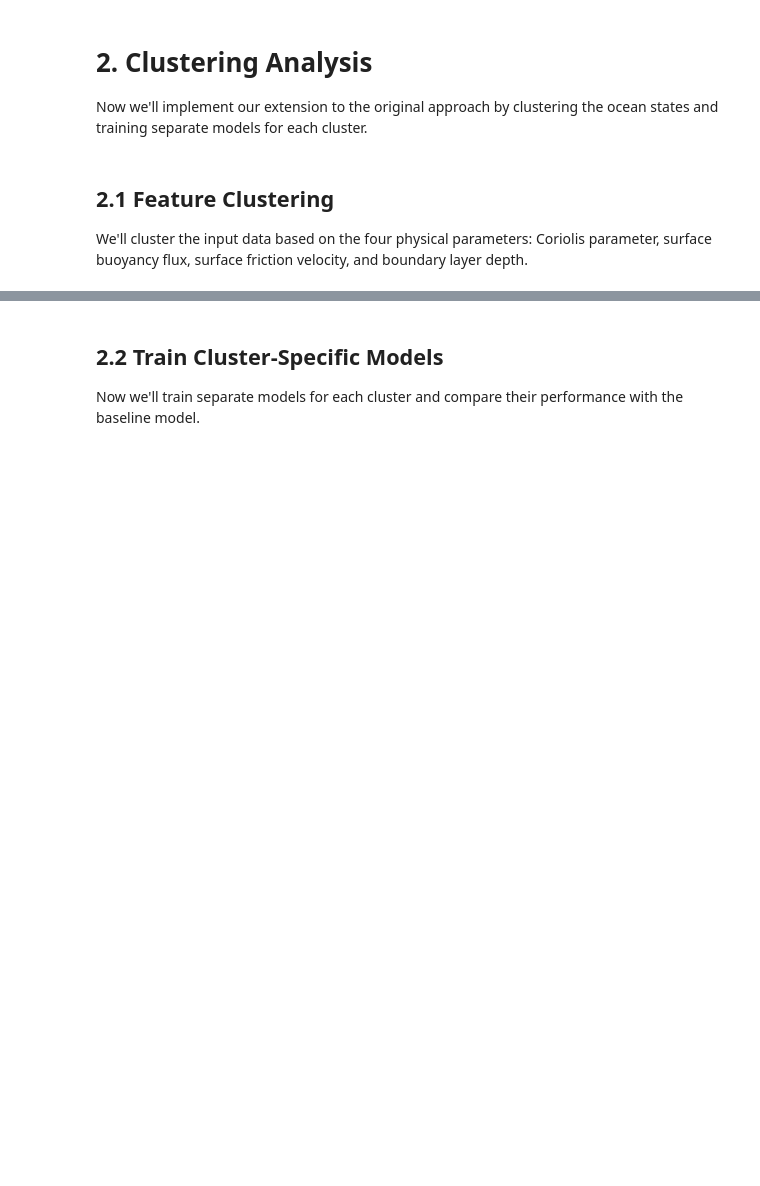
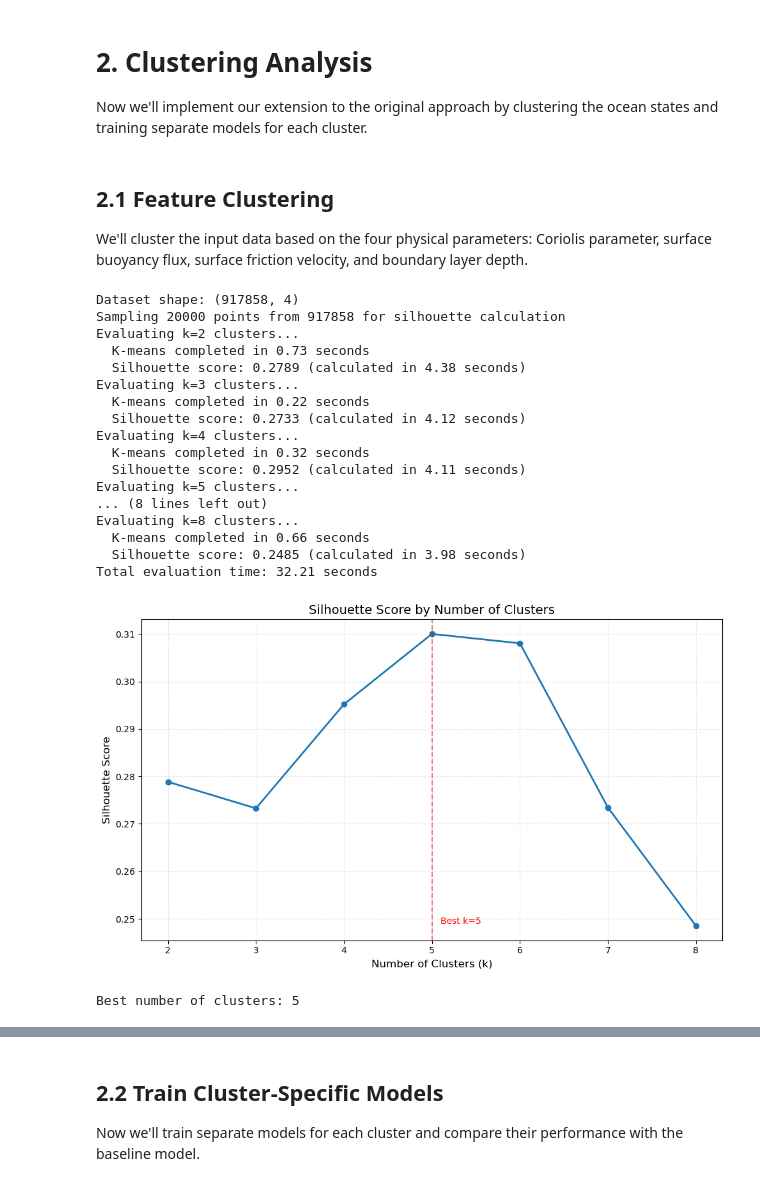
Before and after one commit to leap-stc/LEAPCourse-Climate-Pred-Challenges, a Jupyter notebook: Project-StarterCodes/Project2-Parameterization/notebooks/oceanmixing_group5.ipynb, the cells around one changed output, grey strips where cells are left out. Cells and saved outputs as stored; diff of their text form; code cells hidden in the pictures; blank space fills up the shorter version.

```diff
--- a/Project-StarterCodes/Project2-Parameterization/notebooks/oceanmixing_group5.ipynb
+++ b/Project-StarterCodes/Project2-Parameterization/notebooks/oceanmixing_group5.ipynb
@@ -471,19 +472,39 @@ def evaluate_clusters(features, max_clusters=10, sample_size=10000, timeout_seco
 # %%
 # Get original (non-normalized) input features for clustering
 original_features = data_load_main[:, :4].astype(np.float64)
 
 # Option 1: Use a fixed number of clusters (faster, recommended for start)
-n_clusters = 4
-print(f"Using a fixed number of clusters: {n_clusters}")
+# n_clusters = 4
+# print(f"Using a fixed number of clusters: {n_clusters}")
 
 # Option 2: Uncomment to evaluate different cluster numbers
-# Use a small sample (5000) and set a reasonable timeout (60 seconds)
-# n_clusters = evaluate_clusters(
-#     original_features,
-#     max_clusters=8,
-#     sample_size=5000,  # Only use 5000 samples for evaluation
-#     timeout_seconds=60  # Stop after 60 seconds
-# )
+# Use a small sample (20000) and set a reasonable timeout (120 seconds)
+n_clusters = evaluate_clusters(
+    original_features,
+    max_clusters=8,
+    sample_size=20000,  # Only use 5000 samples for evaluation
+    timeout_seconds=120  # Stop after 60 seconds
+)
+# %% [output]
+Dataset shape: (917858, 4)
+Sampling 20000 points from 917858 for silhouette calculation
+Evaluating k=2 clusters...
+  K-means completed in 0.73 seconds
+  Silhouette score: 0.2789 (calculated in 4.38 seconds)
+Evaluating k=3 clusters...
+  K-means completed in 0.22 seconds
+  Silhouette score: 0.2733 (calculated in 4.12 seconds)
+Evaluating k=4 clusters...
+  K-means completed in 0.32 seconds
+  Silhouette score: 0.2952 (calculated in 4.11 seconds)
+Evaluating k=5 clusters...
+... (8 lines left out)
+Evaluating k=8 clusters...
+  K-means completed in 0.66 seconds
+  Silhouette score: 0.2485 (calculated in 3.98 seconds)
+Total evaluation time: 32.21 seconds
+[figure, added]
+Best number of clusters: 5
 # %%
 def visualize_shape_functions(data_load_main, cluster_assignments, n_clusters):
     """
```
Also changed, not shown: parts of 22 cells of this notebook, 4 other files.
